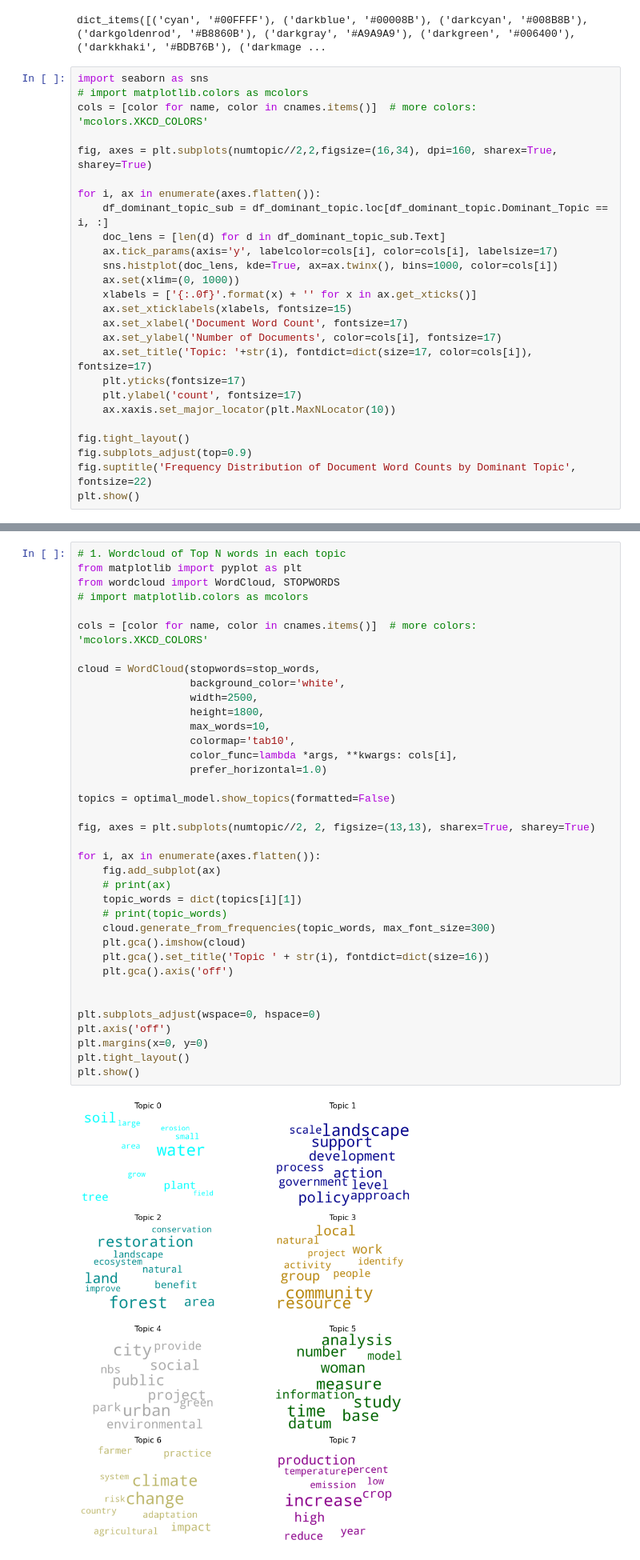
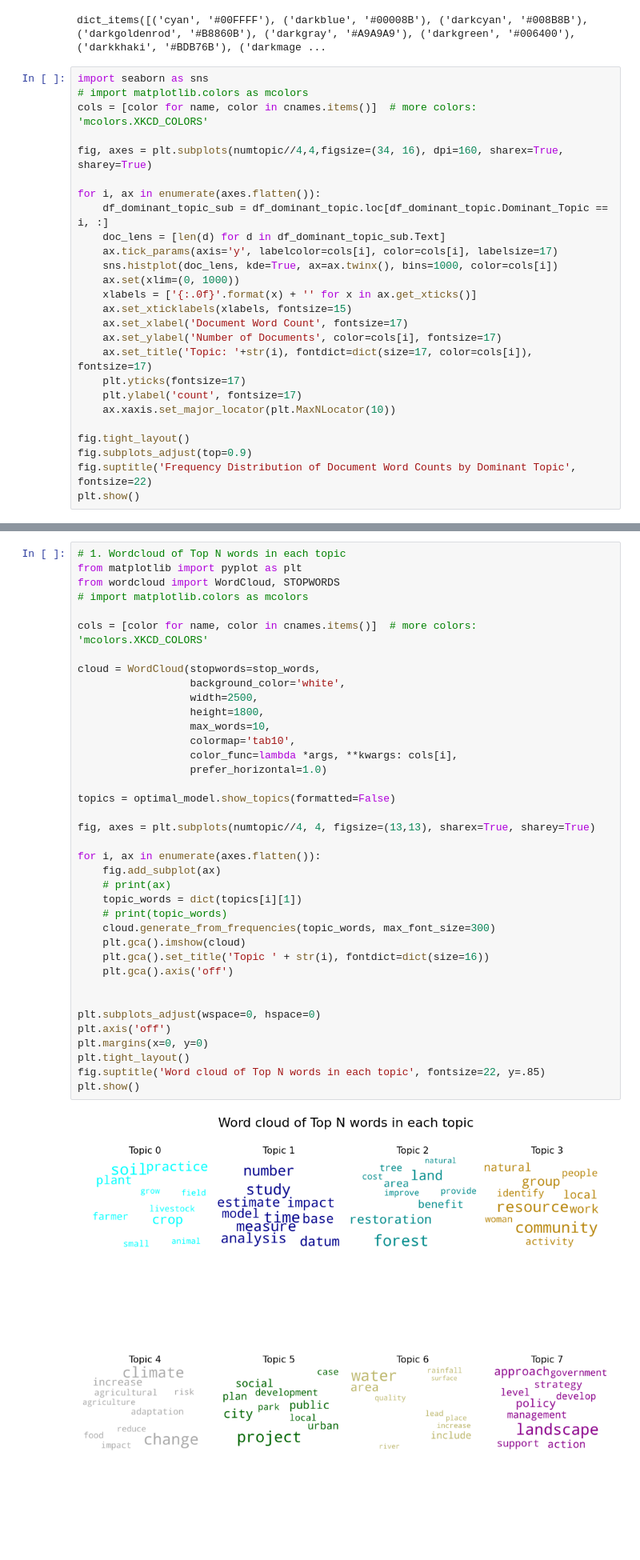
Before and after one commit to farhad-sadeghlo/NLP_Topic_Modeling, a Jupyter notebook: topic_modeling_and_visualization_with_Gensim.ipynb, the cells around one changed output, grey strips where cells are left out. Shown at 80% size. Cells and saved outputs as stored; diff of their text form; blank space fills up the shorter version.

```diff
--- a/topic_modeling_and_visualization_with_Gensim.ipynb
+++ b/topic_modeling_and_visualization_with_Gensim.ipynb
@@ -872,7 +874,7 @@ import seaborn as sns
 # import matplotlib.colors as mcolors
 cols = [color for name, color in cnames.items()]  # more colors: 'mcolors.XKCD_COLORS'
 
-fig, axes = plt.subplots(numtopic//2,2,figsize=(16,34), dpi=160, sharex=True, sharey=True)
+fig, axes = plt.subplots(numtopic//4,4,figsize=(34, 16), dpi=160, sharex=True, sharey=True)
 
 for i, ax in enumerate(axes.flatten()):
     df_dominant_topic_sub = df_dominant_topic.loc[df_dominant_topic.Dominant_Topic == i, :]
@@ -907,35 +909,36 @@ cols = [color for name, color in cnames.items()]  # more colors: 'mcolors.XKCD_C
 
 cloud = WordCloud(stopwords=stop_words,
                   background_color='white',
                   width=2500,
                   height=1800,
                   max_words=10,
                   colormap='tab10',
                   color_func=lambda *args, **kwargs: cols[i],
                   prefer_horizontal=1.0)
 
 topics = optimal_model.show_topics(formatted=False)
 
-fig, axes = plt.subplots(numtopic//2, 2, figsize=(13,13), sharex=True, sharey=True)
+fig, axes = plt.subplots(numtopic//4, 4, figsize=(13,13), sharex=True, sharey=True)
 
 for i, ax in enumerate(axes.flatten()):
     fig.add_subplot(ax)
     # print(ax)
     topic_words = dict(topics[i][1])
     # print(topic_words)
     cloud.generate_from_frequencies(topic_words, max_font_size=300)
     plt.gca().imshow(cloud)
     plt.gca().set_title('Topic ' + str(i), fontdict=dict(size=16))
     plt.gca().axis('off')
 
 
 plt.subplots_adjust(wspace=0, hspace=0)
 plt.axis('off')
 plt.margins(x=0, y=0)
 plt.tight_layout()
+fig.suptitle('Word cloud of Top N words in each topic', fontsize=22, y=.85)
 plt.show()
 # %% [output]
-[figure, old version]
+[figure, new version]
 # %% [markdown]
 # Word counts of topic keywords
 # %%
```
Also changed, not shown: parts of 20 cells of this notebook.
